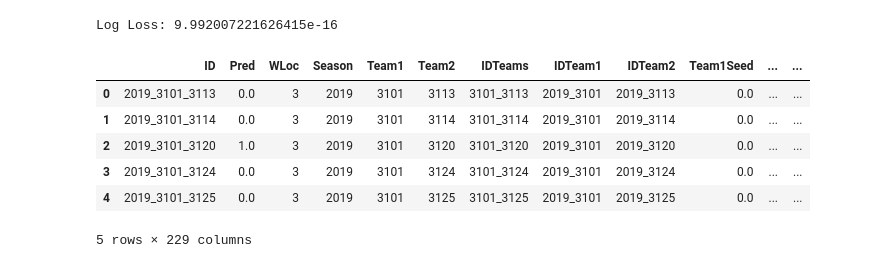
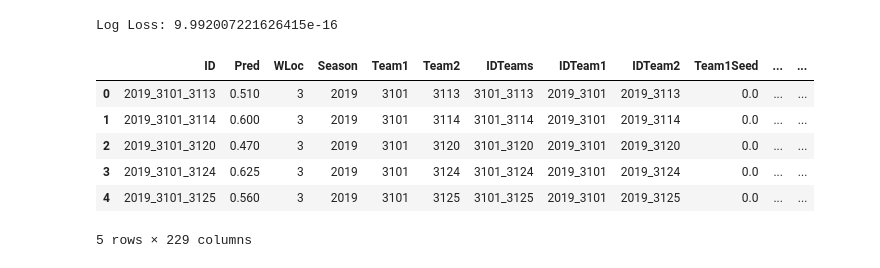
Before and after one commit to MJeremy2017/machine-learning-models, a Jupyter notebook: Kaggle-NCAA/test.ipynb, the cells around one changed output. Saved outputs shown, nothing was run; the diff lists cells and outputs as text; code cells hidden in the pictures.

```diff
--- a/Kaggle-NCAA/test.ipynb
+++ b/Kaggle-NCAA/test.ipynb
@@ -183,13 +193,13 @@ print('Log Loss:', log_loss(games['Pred'], predictions))
 # %% [output]
 Log Loss: 9.992007221626415e-16
 # %%
-sub['Pred'] = model.predict(sub[col].fillna(-1)).clip(1,0)
+sub['Pred'] = model.predict_proba(sub[col].fillna(-1))[:, 1]
 sub.head()
 # %% [output]
 |  | ID | Pred | WLoc | Season | Team1 | Team2 | IDTeams | IDTeam1 | IDTeam2 | Team1Seed | ... | ... |
-| 0 | 2019_3101_3113 | 0.0 | 3 | 2019 | 3101 | 3113 | 3101_3113 | 2019_3101 | 2019_3113 | 0.0 | ... | ... |
-| 1 | 2019_3101_3114 | 0.0 | 3 | 2019 | 3101 | 3114 | 3101_3114 | 2019_3101 | 2019_3114 | 0.0 | ... | ... |
-| 2 | 2019_3101_3120 | 1.0 | 3 | 2019 | 3101 | 3120 | 3101_3120 | 2019_3101 | 2019_3120 | 0.0 | ... | ... |
-| 3 | 2019_3101_3124 | 0.0 | 3 | 2019 | 3101 | 3124 | 3101_3124 | 2019_3101 | 2019_3124 | 0.0 | ... | ... |
-| 4 | 2019_3101_3125 | 0.0 | 3 | 2019 | 3101 | 3125 | 3101_3125 | 2019_3101 | 2019_3125 | 0.0 | ... | ... |
+| 0 | 2019_3101_3113 | 0.510 | 3 | 2019 | 3101 | 3113 | 3101_3113 | 2019_3101 | 2019_3113 | 0.0 | ... | ... |
+| 1 | 2019_3101_3114 | 0.600 | 3 | 2019 | 3101 | 3114 | 3101_3114 | 2019_3101 | 2019_3114 | 0.0 | ... | ... |
+| 2 | 2019_3101_3120 | 0.470 | 3 | 2019 | 3101 | 3120 | 3101_3120 | 2019_3101 | 2019_3120 | 0.0 | ... | ... |
+| 3 | 2019_3101_3124 | 0.625 | 3 | 2019 | 3101 | 3124 | 3101_3124 | 2019_3101 | 2019_3124 | 0.0 | ... | ... |
+| 4 | 2019_3101_3125 | 0.560 | 3 | 2019 | 3101 | 3125 | 3101_3125 | 2019_3101 | 2019_3125 | 0.0 | ... | ... |
 5 rows × 229 columns
```
Also changed, not shown: parts of 2 cells of this notebook, 1 other file.
